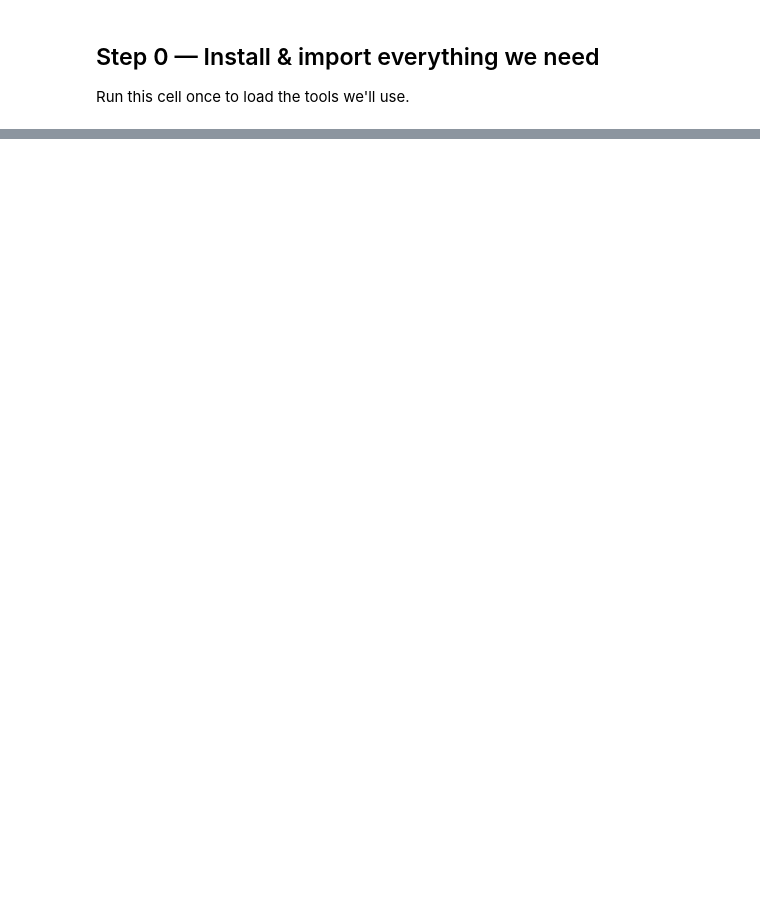
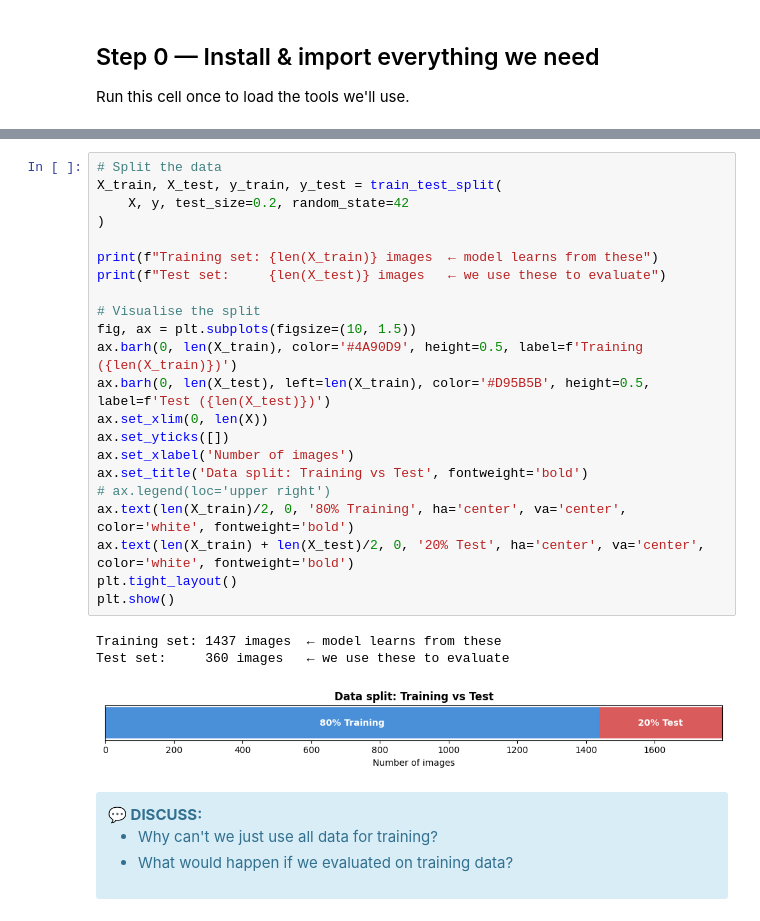
Before and after one commit to dlinradiotherapyumcg/aiinrt_block2_tutorials, a Jupyter notebook: Block0_Tutorial.ipynb, the cells around one changed output, grey strips where cells are left out. Saved outputs shown, nothing was run; the diff lists cells and outputs as text; blank space fills up the shorter version.

Commit message:
wrap up tutorial block 0

```diff
--- a/Block0_Tutorial.ipynb
+++ b/Block0_Tutorial.ipynb
@@ -494,0 +118,33 @@ In this notebook you:
+# %%
+# Split the data
+X_train, X_test, y_train, y_test = train_test_split(
+    X, y, test_size=0.2, random_state=42
+)
+
+print(f"Training set: {len(X_train)} images  ← model learns from these")
+print(f"Test set:     {len(X_test)} images   ← we use these to evaluate")
+
+# Visualise the split
+fig, ax = plt.subplots(figsize=(10, 1.5))
+ax.barh(0, len(X_train), color='#4A90D9', height=0.5, label=f'Training ({len(X_train)})')
+ax.barh(0, len(X_test), left=len(X_train), color='#D95B5B', height=0.5, label=f'Test ({len(X_test)})')
+ax.set_xlim(0, len(X))
+ax.set_yticks([])
+ax.set_xlabel('Number of images')
+ax.set_title('Data split: Training vs Test', fontweight='bold')
+# ax.legend(loc='upper right')
+ax.text(len(X_train)/2, 0, '80% Training', ha='center', va='center', color='white', fontweight='bold')
+ax.text(len(X_train) + len(X_test)/2, 0, '20% Test', ha='center', va='center', color='white', fontweight='bold')
+plt.tight_layout()
+plt.show()
+# %% [output]
+Training set: 1437 images  ← model learns from these
+Test set:     360 images   ← we use these to evaluate
+[figure, added]
+# %% [markdown]
+<div class="alert alert-block alert-info"> <b>💬 DISCUSS: </b>
+
+- Why can't we just use all data for training?
+- What would happen if we evaluated on training data?
+
+</div>
```
Also changed, not shown: parts of 37 cells of this notebook, 10 other files.
